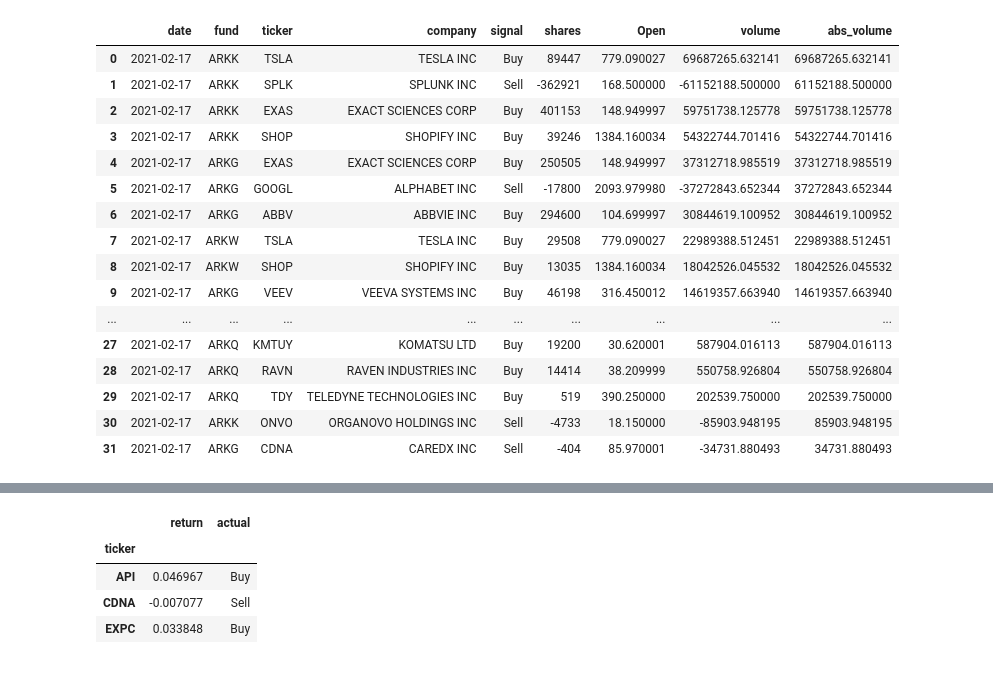
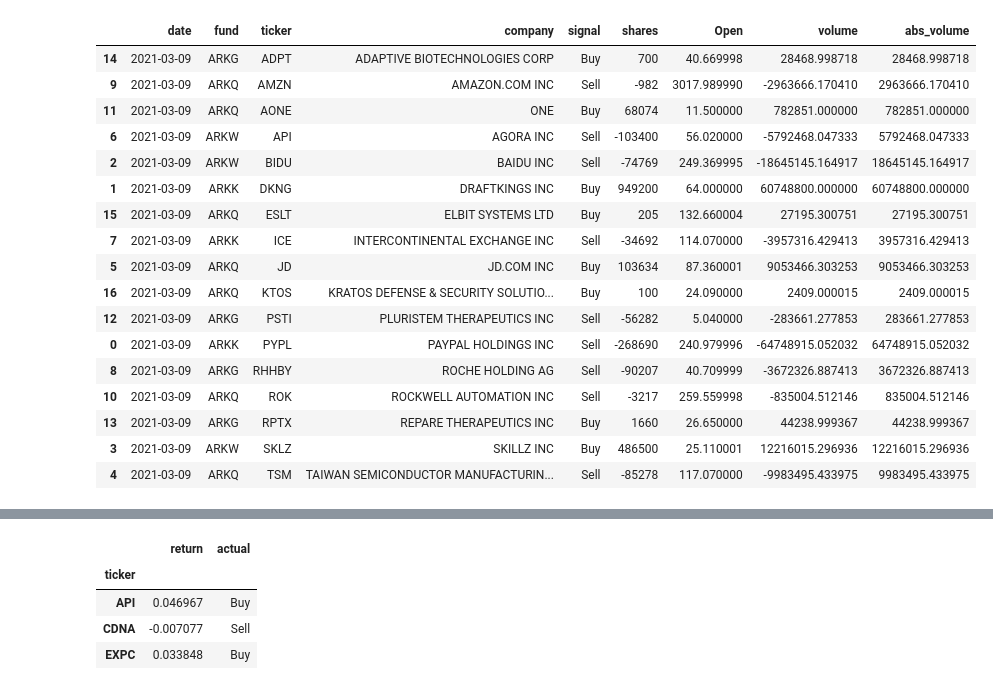
Before and after one commit to rezan21/ark-invest, a Jupyter notebook: 03_day_trades.ipynb, the cells around one changed output, grey strips where cells are left out. Saved outputs shown, nothing was run; the diff lists cells and outputs as text; code cells hidden in the pictures.

```diff
--- a/03_day_trades.ipynb
+++ b/03_day_trades.ipynb
@@ -17,23 +19,25 @@ import seaborn as sns
 # %%
-TRADES_DATE = "2021-02-17"
+TRADES_DATE = "2021-03-09"
 DELTA = 1
-df = pd.read_csv(f"./trades/processed/{TRADES_DATE}_ARK_TRADES.csv")
+df = pd.read_csv(f"../ark-app/src/trades/processed/{TRADES_DATE}_ARK_TRADES.csv")
+df.sort_values("ticker", inplace=True)
 df.style.bar(subset=["abs_volume"], color='lightgreen')
 # %% [output]
 |  | date | fund | ticker | company | signal | shares | Open | volume | abs_volume |
-| 0 | 2021-02-17 | ARKK | TSLA | TESLA INC | Buy | 89447 | 779.090027 | 69687265.632141 | 69687265.632141 |
-| 1 | 2021-02-17 | ARKK | SPLK | SPLUNK INC | Sell | -362921 | 168.500000 | -61152188.500000 | 61152188.500000 |
-| 2 | 2021-02-17 | ARKK | EXAS | EXACT SCIENCES CORP | Buy | 401153 | 148.949997 | 59751738.125778 | 59751738.125778 |
-| 3 | 2021-02-17 | ARKK | SHOP | SHOPIFY INC | Buy | 39246 | 1384.160034 | 54322744.701416 | 54322744.701416 |
-| 4 | 2021-02-17 | ARKG | EXAS | EXACT SCIENCES CORP | Buy | 250505 | 148.949997 | 37312718.985519 | 37312718.985519 |
-| 5 | 2021-02-17 | ARKG | GOOGL | ALPHABET INC | Sell | -17800 | 2093.979980 | -37272843.652344 | 37272843.652344 |
-| 6 | 2021-02-17 | ARKG | ABBV | ABBVIE INC | Buy | 294600 | 104.699997 | 30844619.100952 | 30844619.100952 |
-| 7 | 2021-02-17 | ARKW | TSLA | TESLA INC | Buy | 29508 | 779.090027 | 22989388.512451 | 22989388.512451 |
-| 8 | 2021-02-17 | ARKW | SHOP | SHOPIFY INC | Buy | 13035 | 1384.160034 | 18042526.045532 | 18042526.045532 |
-| 9 | 2021-02-17 | ARKG | VEEV | VEEVA SYSTEMS INC | Buy | 46198 | 316.450012 | 14619357.663940 | 14619357.663940 |
-| ... | ... | ... | ... | ... | ... | ... | ... | ... | ... |
-| 27 | 2021-02-17 | ARKQ | KMTUY | KOMATSU LTD | Buy | 19200 | 30.620001 | 587904.016113 | 587904.016113 |
-| 28 | 2021-02-17 | ARKQ | RAVN | RAVEN INDUSTRIES INC | Buy | 14414 | 38.209999 | 550758.926804 | 550758.926804 |
-| 29 | 2021-02-17 | ARKQ | TDY | TELEDYNE TECHNOLOGIES INC | Buy | 519 | 390.250000 | 202539.750000 | 202539.750000 |
-| 30 | 2021-02-17 | ARKK | ONVO | ORGANOVO HOLDINGS INC | Sell | -4733 | 18.150000 | -85903.948195 | 85903.948195 |
-| 31 | 2021-02-17 | ARKG | CDNA | CAREDX INC | Sell | -404 | 85.970001 | -34731.880493 | 34731.880493 |
+| 14 | 2021-03-09 | ARKG | ADPT | ADAPTIVE BIOTECHNOLOGIES CORP | Buy | 700 | 40.669998 | 28468.998718 | 28468.998718 |
+| 9 | 2021-03-09 | ARKQ | AMZN | AMAZON.COM INC | Sell | -982 | 3017.989990 | -2963666.170410 | 2963666.170410 |
+| 11 | 2021-03-09 | ARKQ | AONE | ONE | Buy | 68074 | 11.500000 | 782851.000000 | 782851.000000 |
+| 6 | 2021-03-09 | ARKW | API | AGORA INC | Sell | -103400 | 56.020000 | -5792468.047333 | 5792468.047333 |
+| 2 | 2021-03-09 | ARKW | BIDU | BAIDU INC | Sell | -74769 | 249.369995 | -18645145.164917 | 18645145.164917 |
+| 1 | 2021-03-09 | ARKK | DKNG | DRAFTKINGS INC | Buy | 949200 | 64.000000 | 60748800.000000 | 60748800.000000 |
+| 15 | 2021-03-09 | ARKQ | ESLT | ELBIT SYSTEMS LTD | Buy | 205 | 132.660004 | 27195.300751 | 27195.300751 |
+| 7 | 2021-03-09 | ARKK | ICE | INTERCONTINENTAL EXCHANGE INC | Sell | -34692 | 114.070000 | -3957316.429413 | 3957316.429413 |
+| 5 | 2021-03-09 | ARKQ | JD | JD.COM INC | Buy | 103634 | 87.360001 | 9053466.303253 | 9053466.303253 |
+| 16 | 2021-03-09 | ARKQ | KTOS | KRATOS DEFENSE & SECURITY SOLUTIO... | Buy | 100 | 24.090000 | 2409.000015 | 2409.000015 |
+| 12 | 2021-03-09 | ARKG | PSTI | PLURISTEM THERAPEUTICS INC | Sell | -56282 | 5.040000 | -283661.277853 | 283661.277853 |
+| 0 | 2021-03-09 | ARKK | PYPL | PAYPAL HOLDINGS INC | Sell | -268690 | 240.979996 | -64748915.052032 | 64748915.052032 |
+| 8 | 2021-03-09 | ARKG | RHHBY | ROCHE HOLDING AG | Sell | -90207 | 40.709999 | -3672326.887413 | 3672326.887413 |
+| 10 | 2021-03-09 | ARKQ | ROK | ROCKWELL AUTOMATION INC | Sell | -3217 | 259.559998 | -835004.512146 | 835004.512146 |
+| 13 | 2021-03-09 | ARKG | RPTX | REPARE THERAPEUTICS INC | Buy | 1660 | 26.650000 | 44238.999367 | 44238.999367 |
+| 3 | 2021-03-09 | ARKW | SKLZ | SKILLZ INC | Buy | 486500 | 25.110001 | 12216015.296936 | 12216015.296936 |
+| 4 | 2021-03-09 | ARKQ | TSM | TAIWAN SEMICONDUCTOR MANUFACTURIN... | Sell | -85278 | 117.070000 | -9983495.433975 | 9983495.433975 |
```
Also changed, not shown: parts of 3 cells of this notebook, 36 other files.
